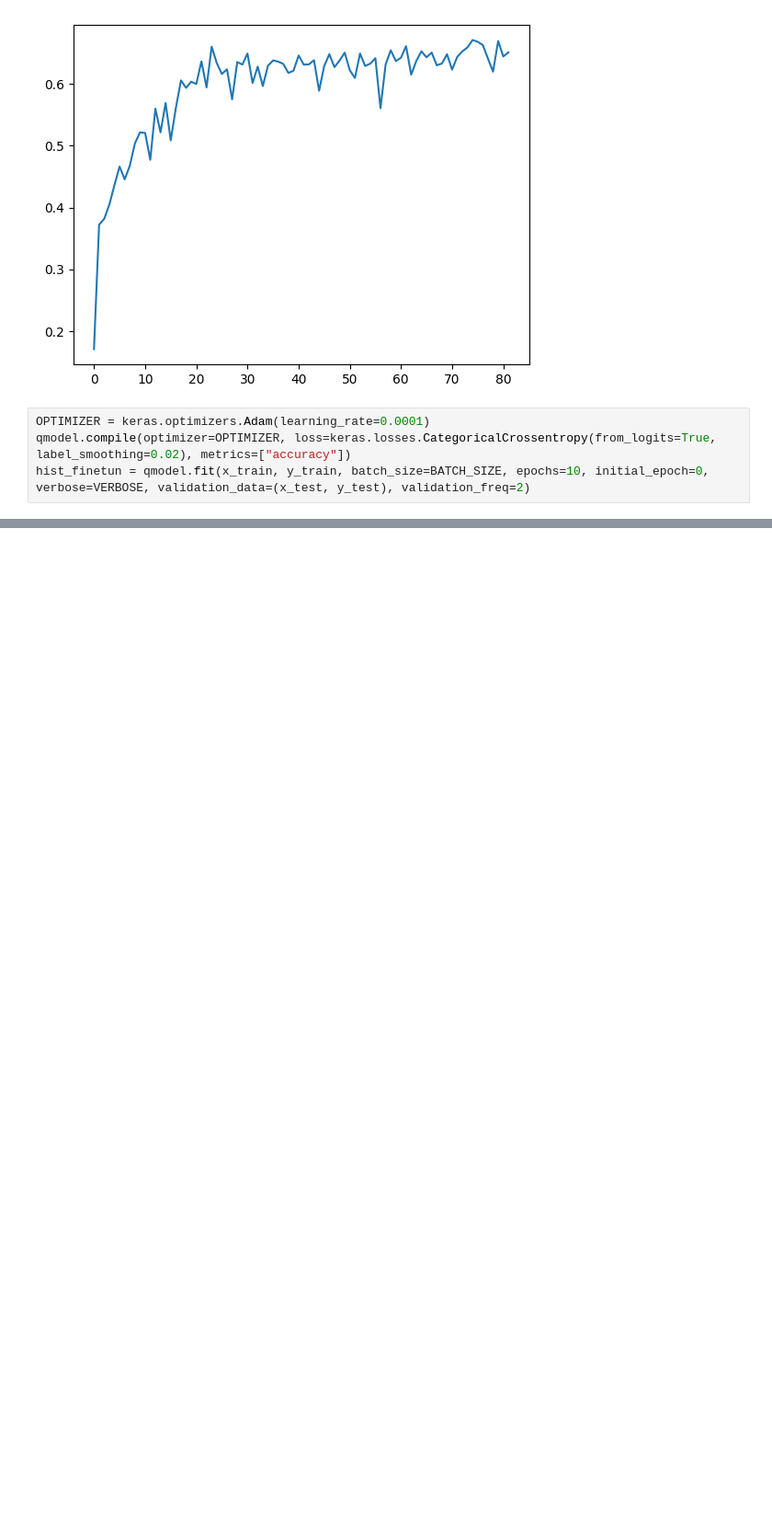
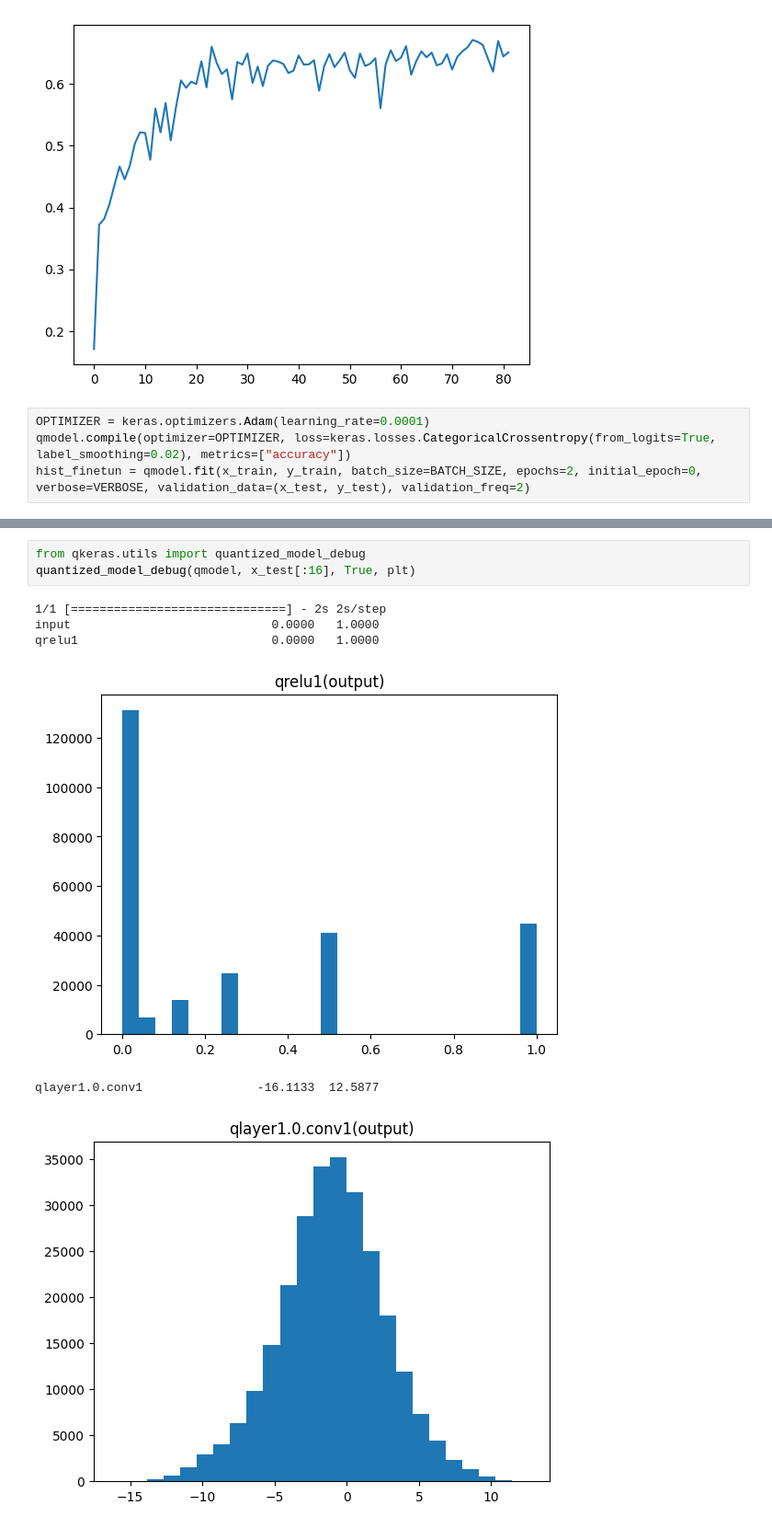
Before and after one commit to georgenardes/deep_nibble_dnn, a Jupyter notebook: qkera_experiments/qresnet.ipynb, the cells around one changed output, grey strips where cells are left out. Shown at 92% size. Saved outputs shown, nothing was run; the diff lists cells and outputs as text; blank space fills up the shorter version.

```diff
--- a/qkera_experiments/qresnet.ipynb
+++ b/qkera_experiments/qresnet.ipynb
@@ -97,5 +97,5 @@ plt.show()
 # %%
 OPTIMIZER = keras.optimizers.Adam(learning_rate=0.0001)
 qmodel.compile(optimizer=OPTIMIZER, loss=keras.losses.CategoricalCrossentropy(from_logits=True, label_smoothing=0.02), metrics=["accuracy"])
-hist_finetun = qmodel.fit(x_train, y_train, batch_size=BATCH_SIZE, epochs=10, initial_epoch=0, verbose=VERBOSE, validation_data=(x_test, y_test), validation_freq=2)
+hist_finetun = qmodel.fit(x_train, y_train, batch_size=BATCH_SIZE, epochs=2, initial_epoch=0, verbose=VERBOSE, validation_data=(x_test, y_test), validation_freq=2)
 # %% [output]
@@ -134,0 +132,10 @@ plt.show()
+# %%
+from qkeras.utils import quantized_model_debug
+quantized_model_debug(qmodel, x_test[:16], True, plt)
+# %% [output]
+1/1 [==============================] - 2s 2s/step
+input                            0.0000   1.0000
+qrelu1                           0.0000   1.0000
+[figure, added]
+qlayer1.0.conv1                -16.1133  12.5877
+[figure, added]
```
Also changed, not shown: parts of 5 cells of this notebook.
